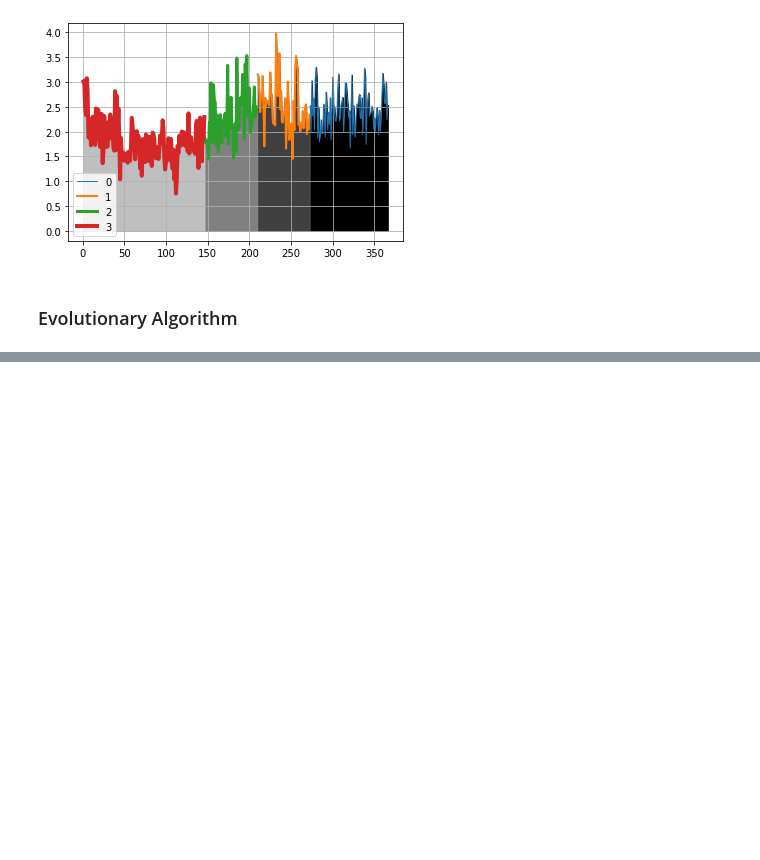
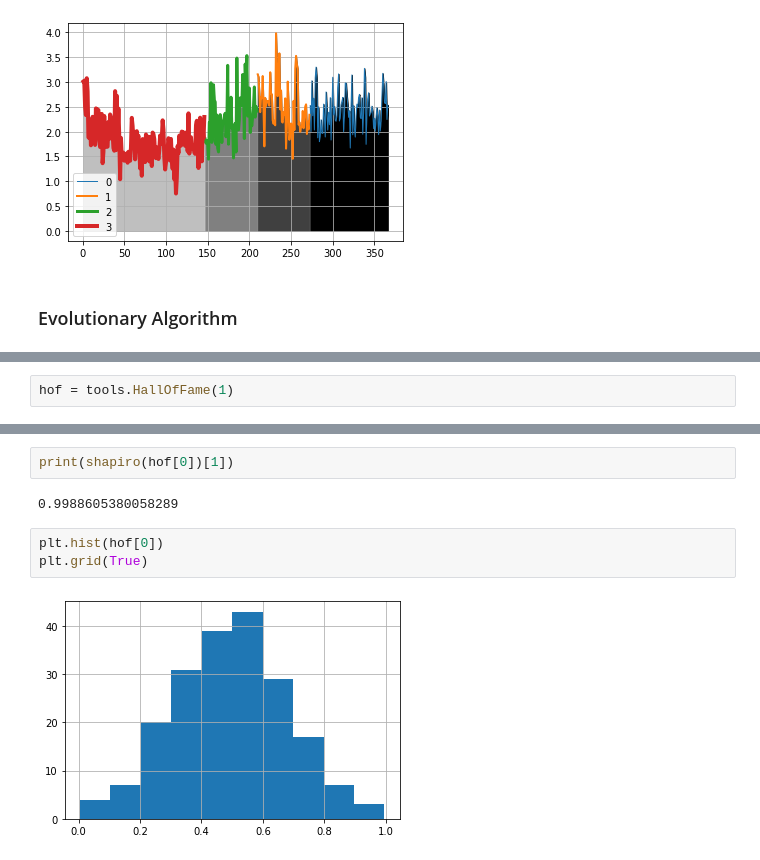
Before and after one commit to AlexFengCisco/data_analysis, a Jupyter notebook: chapter_10.ipynb, the cells around one changed output, grey strips where cells are left out. Cells and saved outputs as stored; diff of their text form; blank space fills up the shorter version.

```diff
--- a/chapter_10.ipynb
+++ b/chapter_10.ipynb
@@ -554,0 +631,2 @@ plt.show()
+# %%
+hof = tools.HallOfFame(1)
@@ -554,0 +674,9 @@ plt.show()
+# %%
+print(shapiro(hof[0])[1])
+# %% [output]
+0.9988605380058289
+# %%
+plt.hist(hof[0])
+plt.grid(True)
+# %% [output]
+[figure, added]
```
Also changed, not shown: parts of 18 cells of this notebook.
